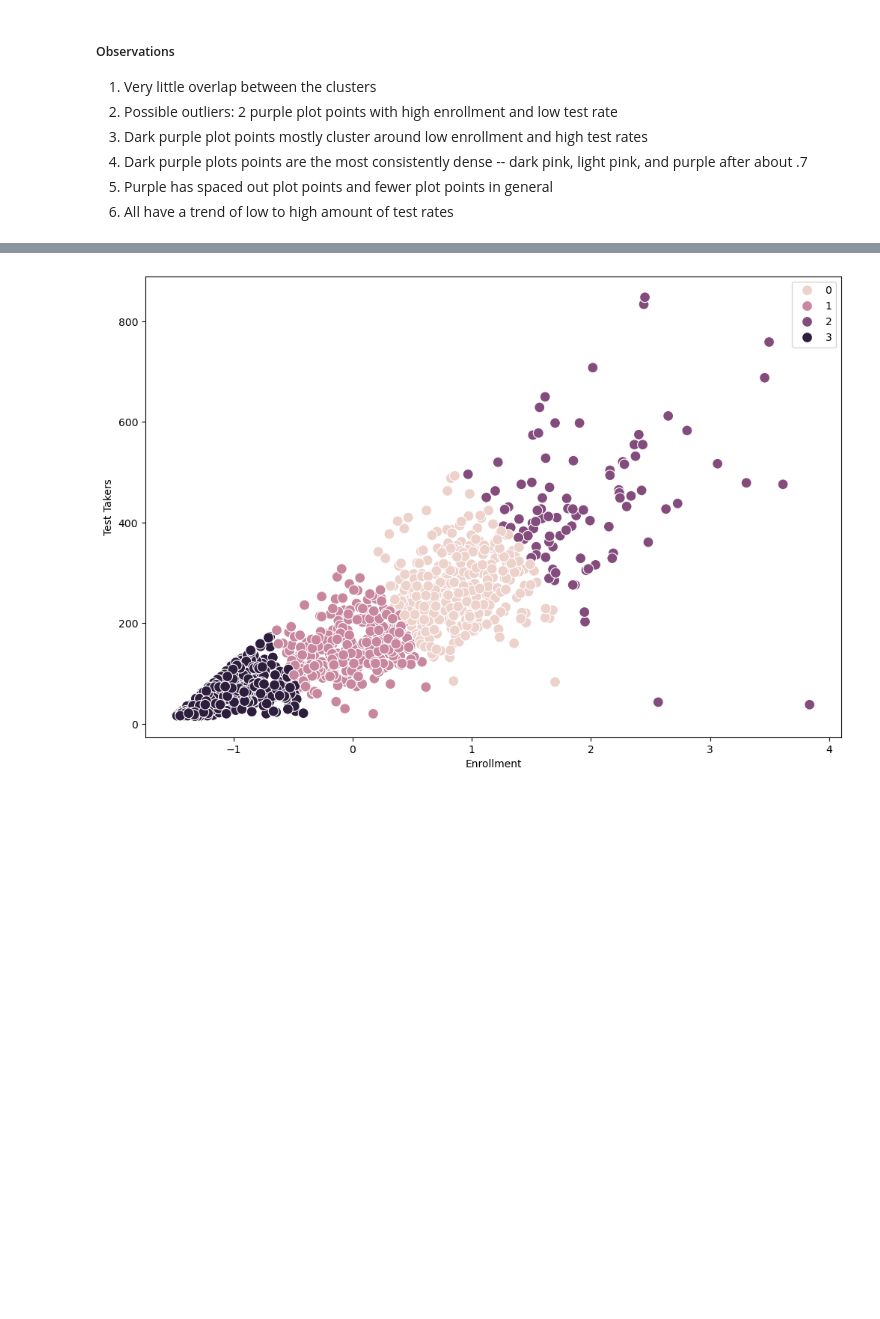
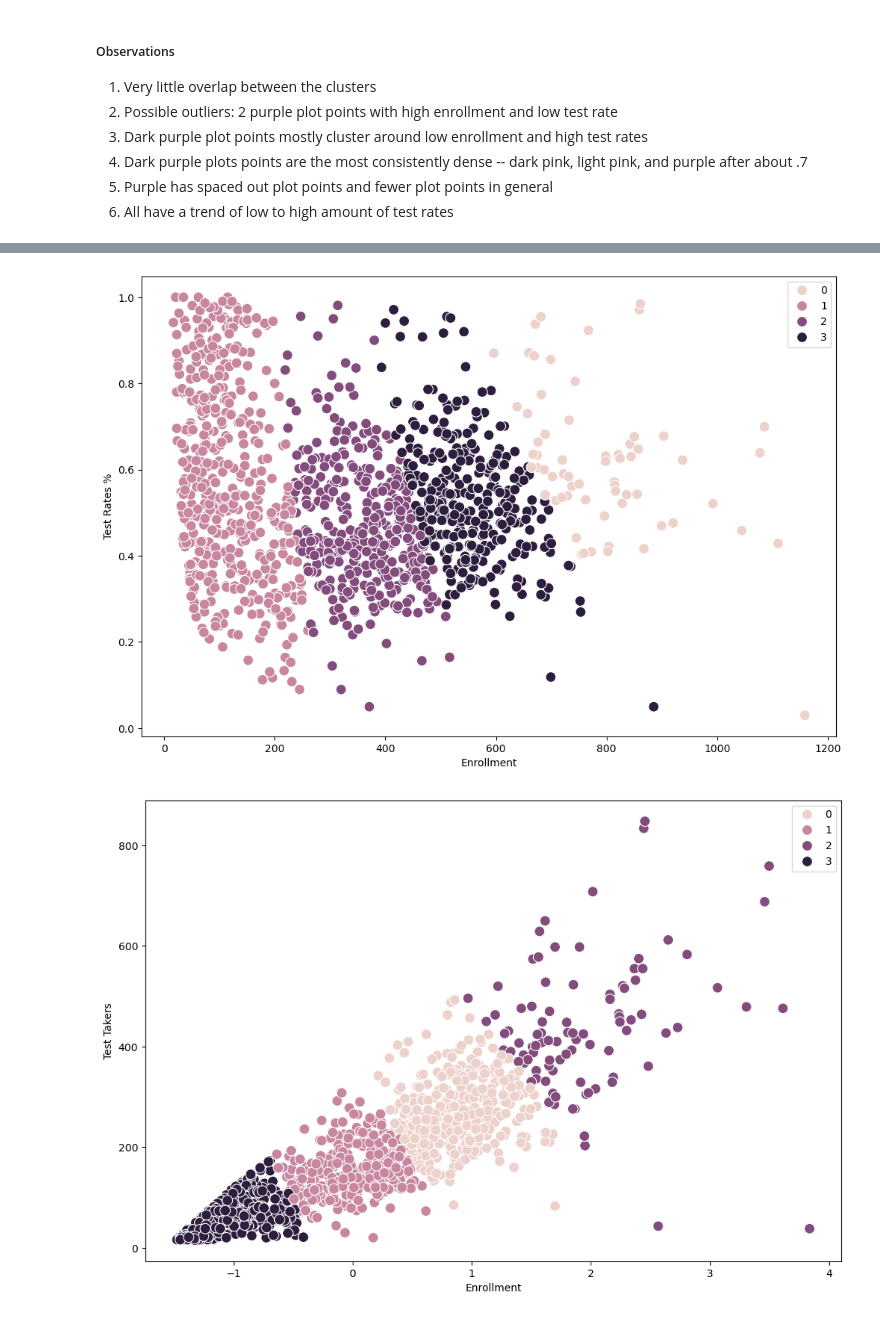
Before and after one commit to walls-da/CA-SAT-Scores, a Jupyter notebook: CA SAT Analysis/Scripts/Unsupervised ML.ipynb, the cells around one changed output, grey strips where cells are left out. Drawn from its saved outputs; the diff is of its cells as text; code cells hidden in the pictures; blank space fills up the shorter version.

```diff
--- a/CA SAT Analysis/Scripts/Unsupervised ML.ipynb
+++ b/CA SAT Analysis/Scripts/Unsupervised ML.ipynb
@@ -149,3 +161,15 @@ plt.show()
 4. Dark purple plots points are the most consistently dense -- dark pink, light pink, and purple after about .7
 5. Purple has spaced out plot points and fewer plot points in general
 6. All have a trend of low to high amount of test rates
+# %%
+# Converting standardized values back to original
+
+mean_enrollment = 333.798685
+std_enrollment = 214.958169
+
+mean_rates = 0.534804
+std_rates = 0.188989
+
+# Create new columns of original data
+df_standardized['enroll12_original'] = (df_standardized['enroll12'] * std_enrollment) + mean_enrollment
+df_standardized['Test Rates_original'] = (df_standardized['Test Rates'] * std_rates) + mean_rates
@@ -152,3 +185,18 @@ plt.show()
+# %%
+# Plot the clusters for the converted "Enrollment" and "Test Rates"
+
+plt.figure(figsize=(12,8))
+ax3 = sns.scatterplot(x=df_standardized['enroll12_original'], y=df_standardized['Test Rates_original'], hue=kmeans.labels_, s=100)
+# Subset `X` for the x and y arguments to avoid using their labels
+# `hue` is the result of running the k-means algorithm
+# `s` represents the size of the points you want to see in the plot
+
+ax3.grid(False) # Remove the grid from the background.
+plt.xlabel('Enrollment') # Label x-axis
+plt.ylabel('Test Rates %') # Label y-axis
+plt.show()
+# %% [output]
+[figure, added]
 # %%
 # Plot the clusters for the "Enrollment" and "Test Takers"
 
```
Also changed, not shown: parts of 7 cells of this notebook, 1 other file.
